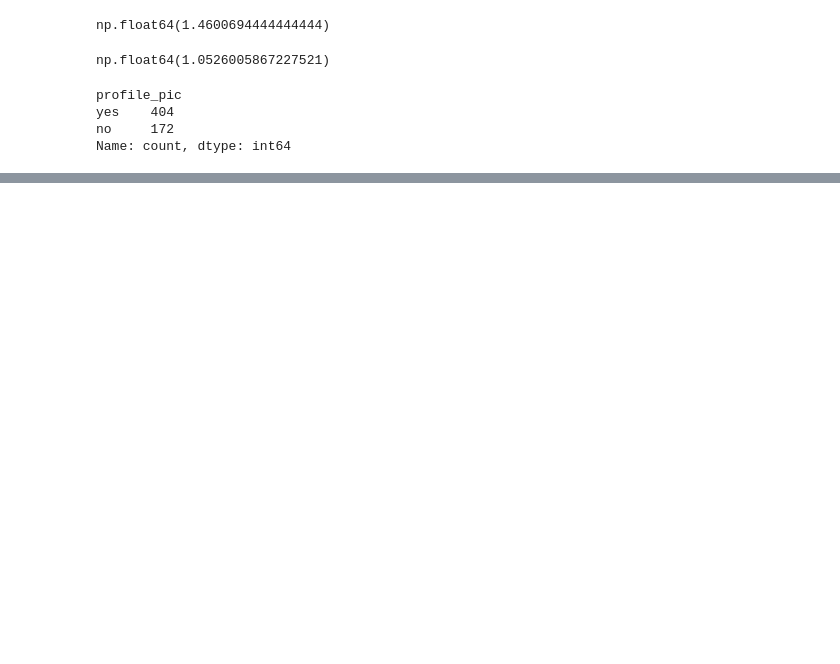
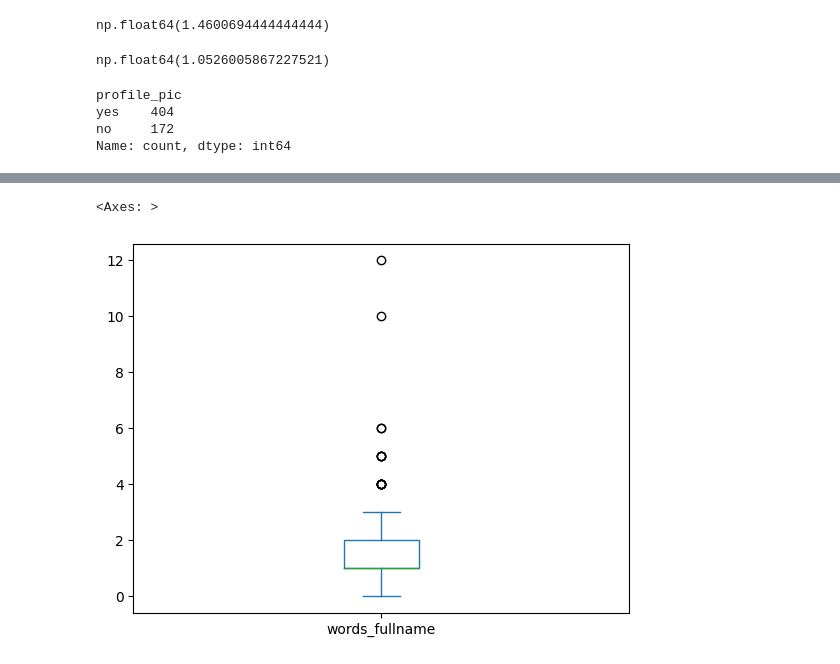
Before and after one commit to didixy/data-science-ue, a Jupyter notebook: code/lektion_01.ipynb, the cells around one changed output, grey strips where cells are left out. Cells and saved outputs as stored; diff of their text form; code cells hidden in the pictures; blank space fills up the shorter version.

```diff
--- a/code/lektion_01.ipynb
+++ b/code/lektion_01.ipynb
@@ -83,0 +96,5 @@ data.select_dtypes(include="number").corr()
+# %%
+data["words_fullname"].plot(kind="box")
+# %% [output]
+<Axes: >
+[figure, added]
```
Also changed, not shown: parts of 8 cells of this notebook.
